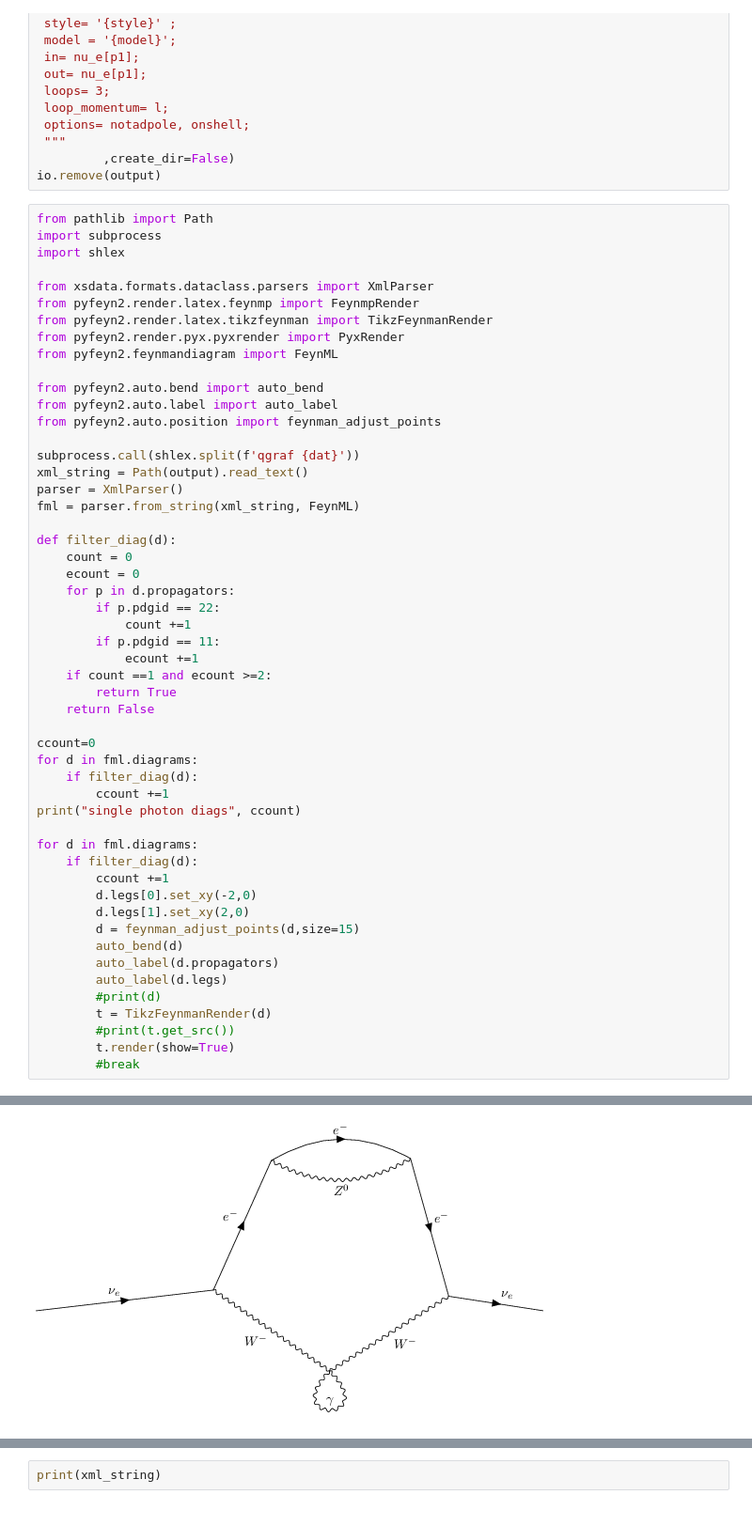
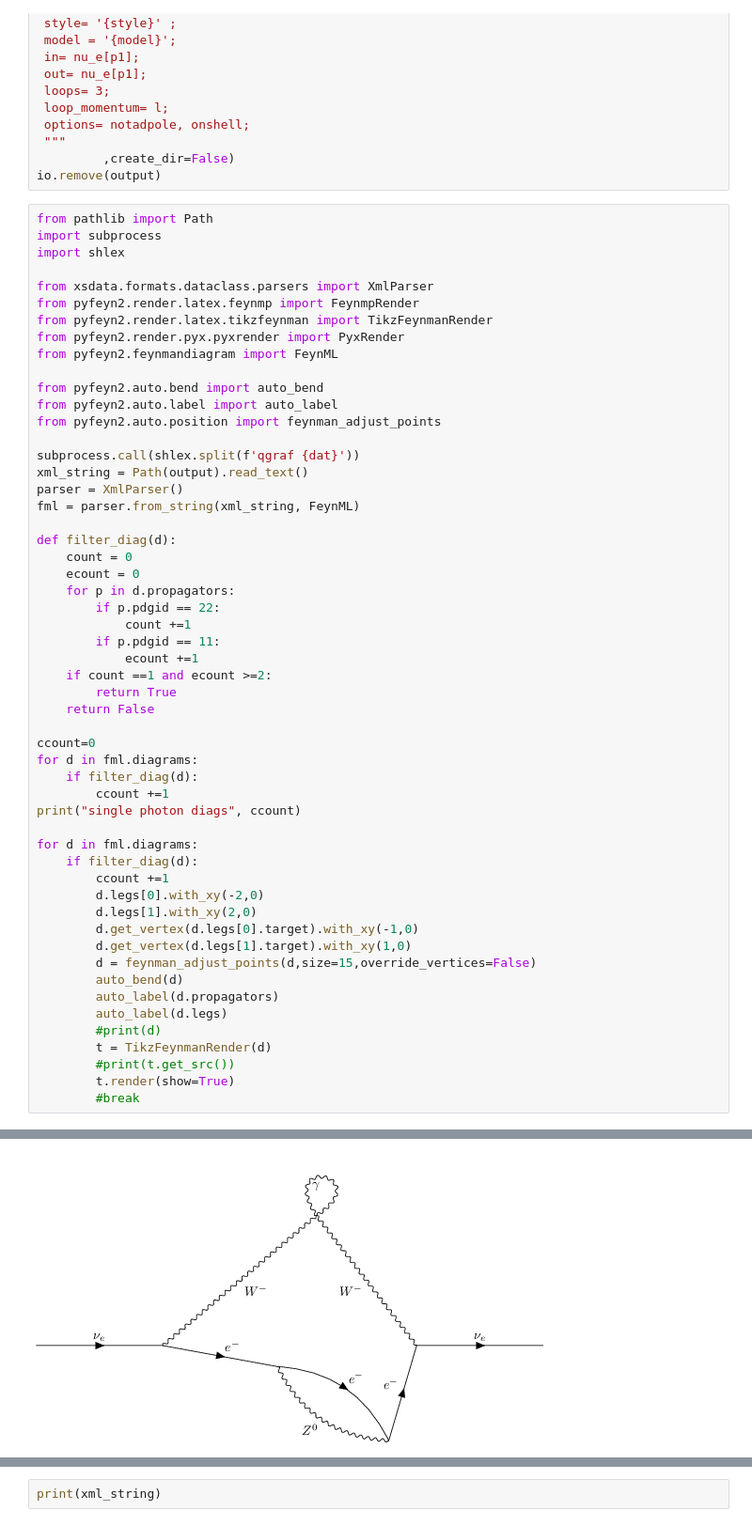
Before and after one commit to kpedro88/pyfeyn, a Jupyter notebook: docs/source/interfaces/qgraf/qgraf.ipynb, the cells around one changed output, grey strips where cells are left out. Shown: that part at 94% size. Drawn from its saved outputs; the diff is of its cells as text.

```diff
--- a/docs/source/interfaces/qgraf/qgraf.ipynb
+++ b/docs/source/interfaces/qgraf/qgraf.ipynb
@@ -176,9 +176,11 @@ print("single photon diags", ccount)
 for d in fml.diagrams:
     if filter_diag(d):
         ccount +=1
-        d.legs[0].set_xy(-2,0)
-        d.legs[1].set_xy(2,0)
-        d = feynman_adjust_points(d,size=15)
+        d.legs[0].with_xy(-2,0)
+        d.legs[1].with_xy(2,0)
+        d.get_vertex(d.legs[0].target).with_xy(-1,0)
+        d.get_vertex(d.legs[1].target).with_xy(1,0)
+        d = feynman_adjust_points(d,size=15,override_vertices=False)
         auto_bend(d)
         auto_label(d.propagators)
         auto_label(d.legs)
@@ -206,3 +208,3 @@ for d in fml.diagrams:
 
 single photon diags 99
-[figure, old version]
+[figure, new version]
```
Also changed, not shown: parts of 1 cell of this notebook, 2 other files.
